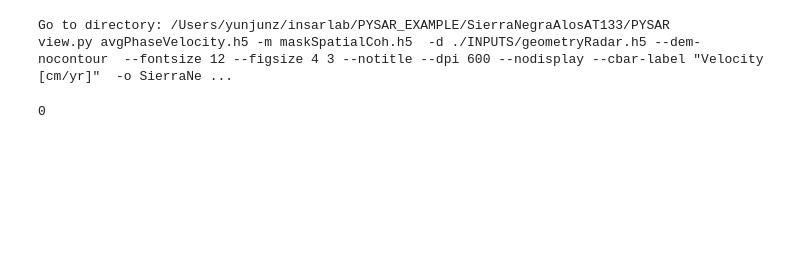
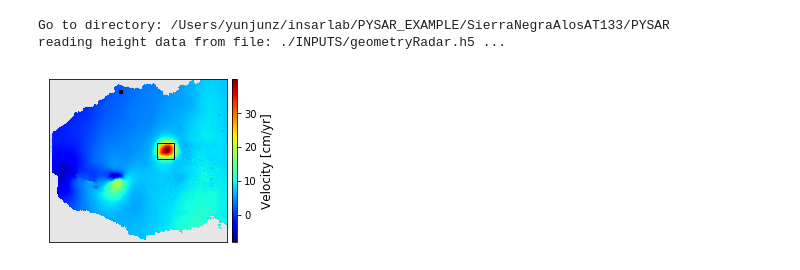
Before and after one commit to geodesymiami/Yunjun_et_al-2019-MintPy, a Jupyter notebook: stacking.ipynb, the cells around one changed output. Drawn from its saved outputs; the diff is of its cells as text; code cells hidden in the pictures; blank space fills up the shorter version.

Commit message:
update networkInv_tempCoh and stacking

```diff
--- a/stacking.ipynb
+++ b/stacking.ipynb
@@ -1,43 +1,66 @@
 # %%
 import os
 import numpy as np
 import matplotlib.pyplot as plt
 from mpl_toolkits.axes_grid1 import make_axes_locatable
 from pysar.objects import sensor
 from pysar.utils import readfile, plot as pp
+from pysar.simulation.plot import *
 
 work_dir = '~/insarlab/PYSAR_EXAMPLE/AlcedoSenDT128/PYSAR'
 work_dir = '~/insarlab/PYSAR_EXAMPLE/SierraNegraAlosAT133/PYSAR'
 work_dir = os.path.expanduser(work_dir)
 os.chdir(work_dir)
 print('Go to directory: '+work_dir)
 proj_name = sensor.project_name2sensor_name(work_dir)[1]
+out_file = '{}_avgPhaseVel.jpg'.format(proj_name)
 
 # Option 1 - plot with view.py from PySAR
 plotCmd = 'view.py avgPhaseVelocity.h5 -m maskSpatialCoh.h5 '
-plotCmd += ' -d ./INPUTS/geometryRadar.h5 --dem-nocontour '
+plotCmd += ' -d ./INPUTS/geometryRadar.h5 --dem-nocontour --ref-size 3 '
 plotCmd += ' --fontsize 12 --figsize 4 3 --notitle --dpi 600 --nodisplay --cbar-label "Velocity [cm/yr]" '
-plotCmd += ' -o {}_avgPhaseVel.jpg --notick'.format(proj_name)
-print(plotCmd)
-os.system(plotCmd)
+plotCmd += ' -o {} --notick'.format(out_file)
+#print(plotCmd)
+#os.system(plotCmd)
 
 # Option 2 - plot with matplotlib
-#data, atr = readfile.read('avgPhaseVelocity.h5')
-#mask = readfile.read('maskSpatialCoh.h5')[0]
-#data[mask==0] = np.nan
-#
-#fig, ax = plt.subplots(figsize=[4, 3])
-#im = ax.imshow(data, cmap='jet')
-#pp.auto_flip_direction(atr, ax=ax, print_msg=False)
-#ax.get_xaxis().set_ticks([])
-#ax.get_yaxis().set_ticks([])
-#
-## colorbar
-#divider = make_axes_locatable(ax)
-#cax = divider.append_axes("right", "3%", pad="3%")
-#cbar = plt.colorbar(im, cax=cax)
-#plt.show()
+data, atr = readfile.read('avgPhaseVelocity.h5')
+ref_y, ref_x = int(atr['REF_Y']), int(atr['REF_X'])
+mask = readfile.read('maskSpatialCoh.h5')[0]
+data[mask==0] = np.nan
+data *= 100.
+dem = readfile.read('./INPUTS/geometryRadar.h5', datasetName='height')[0]
+
+inps = pp.cmd_line_parse()
+inps.disp_dem_contour = False
+
+fig, ax = plt.subplots(figsize=[4, 3])
+ax = pp.plot_dem_background(ax=ax, geo_box=None, dem=dem, inps=inps, print_msg=False)
+im = ax.imshow(data, cmap='jet')
+pp.auto_flip_direction(atr, ax=ax, print_msg=False)
+ax.get_xaxis().set_ticks([])
+ax.get_yaxis().set_ticks([])
+
+ax.plot(ref_x, ref_y, 'ks', ms=3)
+
+fl = open('ifgramStack_coherence_spatialAvg.txt', 'r')
+lines = fl.readlines()
+fl.close()
+aoi_line = [i for i in lines if '# AOI box:' in i][0]
+x0, y0, x1, y1 = [int(i.strip()) for i in aoi_line.split('# AOI box: (')[1].strip().split(")")[0].split(',')]
+xx = [x0, x1, x1, x0, x0]
+yy = [y0, y0, y1, y1, y0]
+ax.plot(xx, yy, 'k-', linewidth=1)
+
+# colorbar
+divider = make_axes_locatable(ax)
+cax = divider.append_axes("right", "3%", pad="3%")
+cbar = plt.colorbar(im, cax=cax)
+cbar.set_label('Velocity [cm/yr]', fontsize=font_size)
+
+plt.savefig(out_file,  bbox_inches='tight', transparent=True, dpi=fig_dpi)
+plt.show()
 # %% [output]
 Go to directory: /Users/yunjunz/insarlab/PYSAR_EXAMPLE/SierraNegraAlosAT133/PYSAR
-view.py avgPhaseVelocity.h5 -m maskSpatialCoh.h5  -d ./INPUTS/geometryRadar.h5 --dem-nocontour  --fontsize 12 --figsize 4 3 --notitle --dpi 600 --nodisplay --cbar-label "Velocity [cm/yr]"  -o SierraNe ...
+reading height data from file: ./INPUTS/geometryRadar.h5 ...
-0
+[figure, added]
```
Also changed, not shown: 3 other files.
